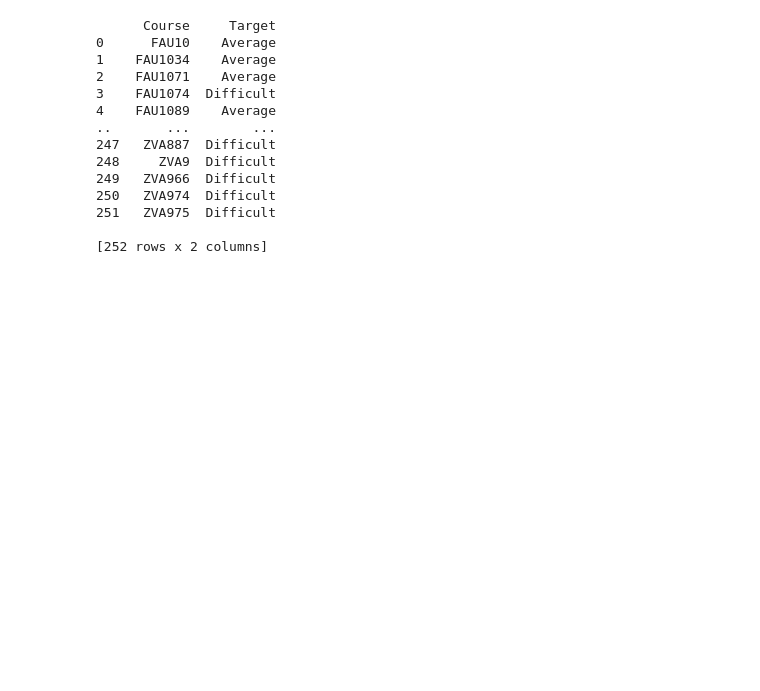
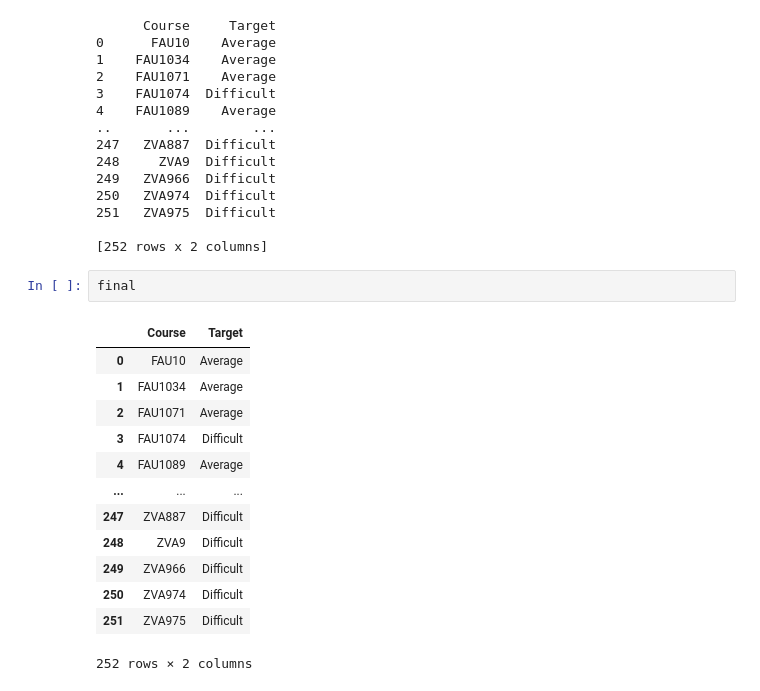
Before and after one commit to Sravanthi9963/CourseDifficulty, a Jupyter notebook: Final_Pro.ipynb, the cells around one changed output. Cells and saved outputs as stored; diff of their text form; blank space fills up the shorter version.

```diff
--- a/Final_Pro.ipynb
+++ b/Final_Pro.ipynb
@@ -415,3 +415,19 @@ print(final)
 251   ZVA975  Difficult
 
 [252 rows x 2 columns]
+# %%
+final
+# %% [output]
+|  | Course | Target |
+| 0 | FAU10 | Average |
+| 1 | FAU1034 | Average |
+| 2 | FAU1071 | Average |
+| 3 | FAU1074 | Difficult |
+| 4 | FAU1089 | Average |
+| ... | ... | ... |
+| 247 | ZVA887 | Difficult |
+| 248 | ZVA9 | Difficult |
+| 249 | ZVA966 | Difficult |
+| 250 | ZVA974 | Difficult |
+| 251 | ZVA975 | Difficult |
+252 rows × 2 columns
```
